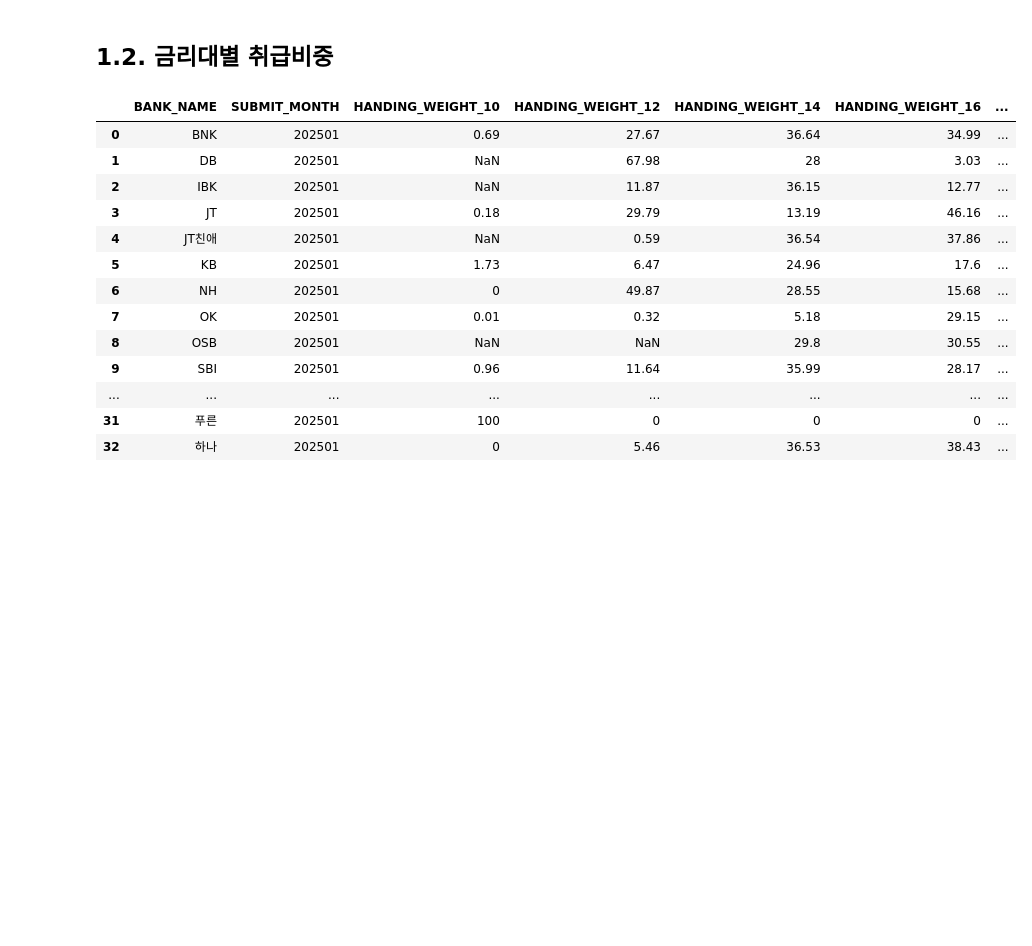
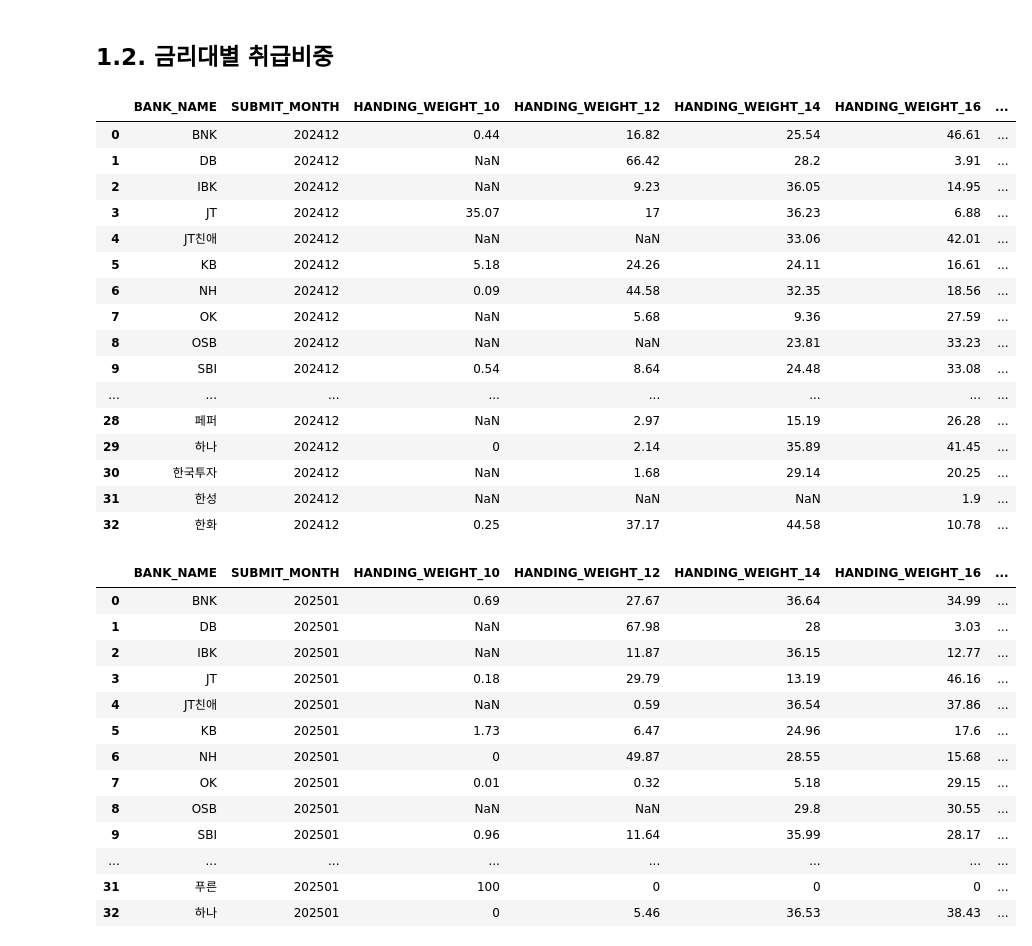
Before and after one commit to kty0307/Blog, a Jupyter notebook: GPTs.ipynb, the cells around one changed output. Cells and saved outputs as stored; diff of their text form; code cells hidden in the pictures; blank space fills up the shorter version.

```diff
--- a/GPTs.ipynb
+++ b/GPTs.ipynb
@@ -146 +80,47 @@ else:
+# %%
+def savings_int(year, month):
+    url = "https://www.fsb.or.kr/ratloanconf_0300.jct"
+
+    payload = {
+        "SORT": "",
+        "SUBMIT_MONTH": f"{year}{month:02}"
+    }
+
+    response = requests.post(url, data={"_JSON_": json.dumps(payload)})
+    response.raise_for_status()  # HTTP 오류 발생 시 예외 발생
+
+    data = json.loads(response.text)
+
+    df = pd.DataFrame(data["REC"])  # 모든 열을 포함하는 DataFrame 생성
+
+    # 원하는 열만 선택
+    desired_columns = ["BANK_NAME", "SUBMIT_MONTH", "HANDING_WEIGHT_10", "HANDING_WEIGHT_12", "HANDING_WEIGHT_14"
+                        ,"HANDING_WEIGHT_16", "HANDING_WEIGHT_18", "HANDING_WEIGHT_20"]
+    df = df[desired_columns] #원하는 열만 남기기
+
+    return df
+
+# 예시 사용
+
+data = savings_int(2024, 12)
+
+data
+# %% [output]
+|  | BANK_NAME | SUBMIT_MONTH | HANDING_WEIGHT_10 | HANDING_WEIGHT_12 | HANDING_WEIGHT_14 | HANDING_WEIGHT_16 | ... |
+| 0 | BNK | 202412 | 0.44 | 16.82 | 25.54 | 46.61 | ... |
+| 1 | DB | 202412 | NaN | 66.42 | 28.2 | 3.91 | ... |
+| 2 | IBK | 202412 | NaN | 9.23 | 36.05 | 14.95 | ... |
+| 3 | JT | 202412 | 35.07 | 17 | 36.23 | 6.88 | ... |
+| 4 | JT친애 | 202412 | NaN | NaN | 33.06 | 42.01 | ... |
+| 5 | KB | 202412 | 5.18 | 24.26 | 24.11 | 16.61 | ... |
+| 6 | NH | 202412 | 0.09 | 44.58 | 32.35 | 18.56 | ... |
+| 7 | OK | 202412 | NaN | 5.68 | 9.36 | 27.59 | ... |
+| 8 | OSB | 202412 | NaN | NaN | 23.81 | 33.23 | ... |
+| 9 | SBI | 202412 | 0.54 | 8.64 | 24.48 | 33.08 | ... |
+| ... | ... | ... | ... | ... | ... | ... | ... |
+| 28 | 페퍼 | 202412 | NaN | 2.97 | 15.19 | 26.28 | ... |
+| 29 | 하나 | 202412 | 0 | 2.14 | 35.89 | 41.45 | ... |
+| 30 | 한국투자 | 202412 | NaN | 1.68 | 29.14 | 20.25 | ... |
+| 31 | 한성 | 202412 | NaN | NaN | NaN | 1.9 | ... |
+| 32 | 한화 | 202412 | 0.25 | 37.17 | 44.58 | 10.78 | ... |
 # %%
```
Also changed, not shown: parts of 18 cells of this notebook.
